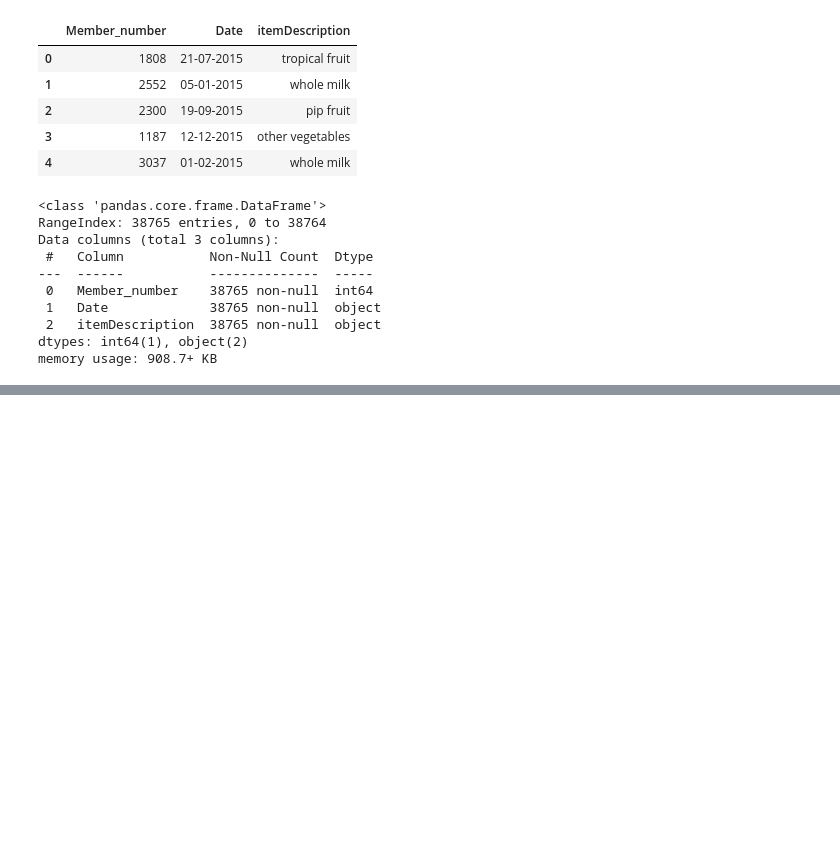
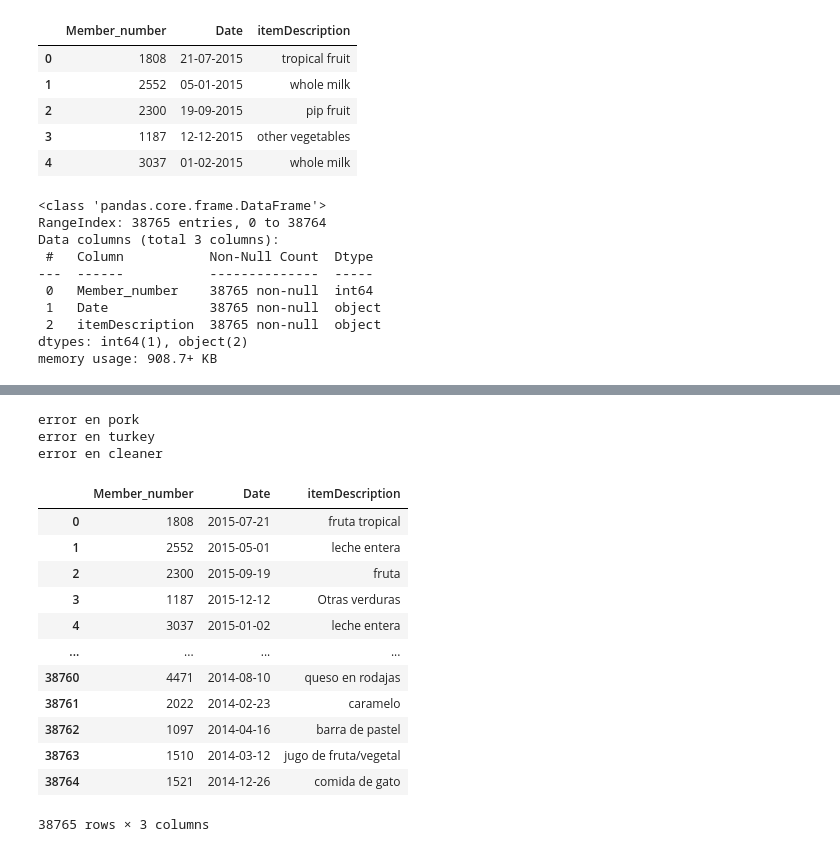
Before and after one commit to MauricioACN/MarketBasketAnalysis, a Jupyter notebook: MarketBasket.ipynb, the cells around one changed output, grey strips where cells are left out. Cells and saved outputs as stored; diff of their text form; code cells hidden in the pictures; blank space fills up the shorter version.

```diff
--- a/MarketBasket.ipynb
+++ b/MarketBasket.ipynb
@@ -125,0 +80,23 @@ nothing added to commit but untracked files present (use "git add" to track)
+# %%
+clean = Processingdata(df)
+clean.process()
+# %% [output]
+error en pork
+error en turkey
+error en cleaner
+# %%
+clean.df_clean
+# %% [output]
+|  | Member_number | Date | itemDescription |
+| 0 | 1808 | 2015-07-21 | fruta tropical |
+| 1 | 2552 | 2015-05-01 | leche entera |
+| 2 | 2300 | 2015-09-19 | fruta |
+| 3 | 1187 | 2015-12-12 | Otras verduras |
+| 4 | 3037 | 2015-01-02 | leche entera |
+| ... | ... | ... | ... |
+| 38760 | 4471 | 2014-08-10 | queso en rodajas |
+| 38761 | 2022 | 2014-02-23 | caramelo |
+| 38762 | 1097 | 2014-04-16 | barra de pastel |
+| 38763 | 1510 | 2014-03-12 | jugo de fruta/vegetal |
+| 38764 | 1521 | 2014-12-26 | comida de gato |
+38765 rows × 3 columns
```
Also changed, not shown: parts of 13 cells of this notebook.
